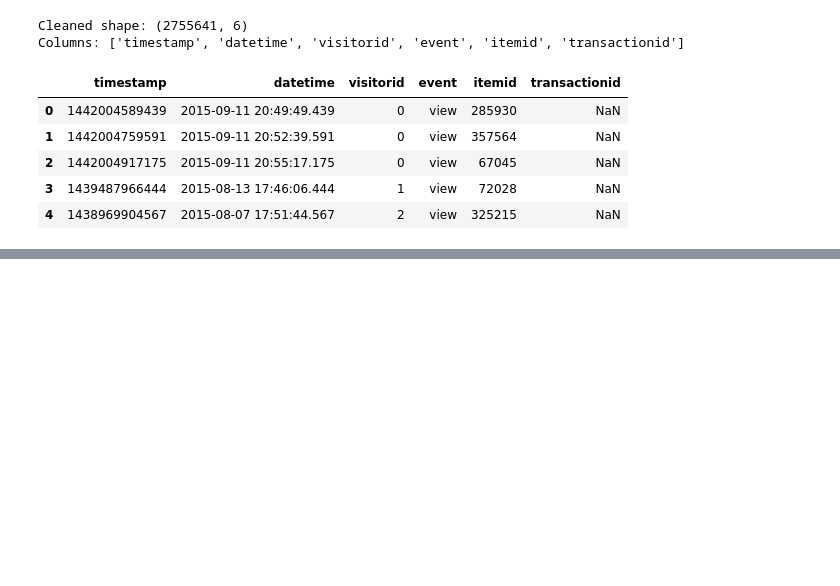
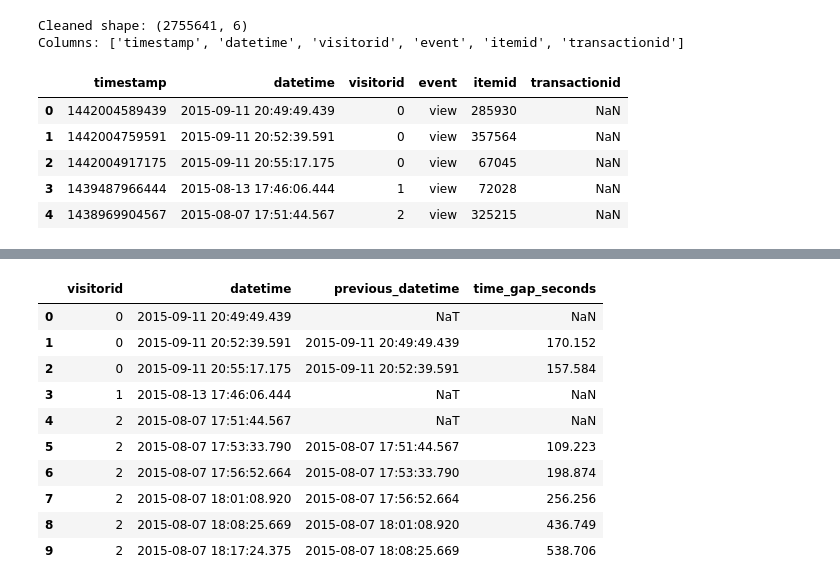
Before and after one commit to keshiniPaul/Ecommerce-purchase-prediction-DeepLearning, a Jupyter notebook: notebooks/Transformer_RetailRocket_Keshini.ipynb, the cells around one changed output, grey strips where cells are left out. Drawn from its saved outputs; the diff is of its cells as text; code cells hidden in the pictures; blank space fills up the shorter version.

```diff
--- a/notebooks/Transformer_RetailRocket_Keshini.ipynb
+++ b/notebooks/Transformer_RetailRocket_Keshini.ipynb
@@ -497,0 +542,12 @@ Columns: ['timestamp', 'datetime', 'visitorid', 'event', 'itemid', 'transactioni
+# %%
+# ============================================
+# Sessionization
+# ============================================
+
+events_clean["previous_datetime"] = (
+    events_clean
+    .groupby("visitorid")["datetime"]
+    .shift(1)
+)
+
+events_clean.head()
@@ -497,0 +561,26 @@ Columns: ['timestamp', 'datetime', 'visitorid', 'event', 'itemid', 'transactioni
+# %%
+events_clean["time_gap_seconds"] = (
+    events_clean["datetime"] -
+    events_clean["previous_datetime"]
+).dt.total_seconds()
+# %%
+events_clean[
+    [
+        "visitorid",
+        "datetime",
+        "previous_datetime",
+        "time_gap_seconds"
+    ]
+].head(10)
+# %% [output]
+|  | visitorid | datetime | previous_datetime | time_gap_seconds |
+| 0 | 0 | 2015-09-11 20:49:49.439 | NaT | NaN |
+| 1 | 0 | 2015-09-11 20:52:39.591 | 2015-09-11 20:49:49.439 | 170.152 |
+| 2 | 0 | 2015-09-11 20:55:17.175 | 2015-09-11 20:52:39.591 | 157.584 |
+| 3 | 1 | 2015-08-13 17:46:06.444 | NaT | NaN |
+| 4 | 2 | 2015-08-07 17:51:44.567 | NaT | NaN |
+| 5 | 2 | 2015-08-07 17:53:33.790 | 2015-08-07 17:51:44.567 | 109.223 |
+| 6 | 2 | 2015-08-07 17:56:52.664 | 2015-08-07 17:53:33.790 | 198.874 |
+| 7 | 2 | 2015-08-07 18:01:08.920 | 2015-08-07 17:56:52.664 | 256.256 |
+| 8 | 2 | 2015-08-07 18:08:25.669 | 2015-08-07 18:01:08.920 | 436.749 |
+| 9 | 2 | 2015-08-07 18:17:24.375 | 2015-08-07 18:08:25.669 | 538.706 |
```
Also changed, not shown: parts of 16 cells of this notebook.
